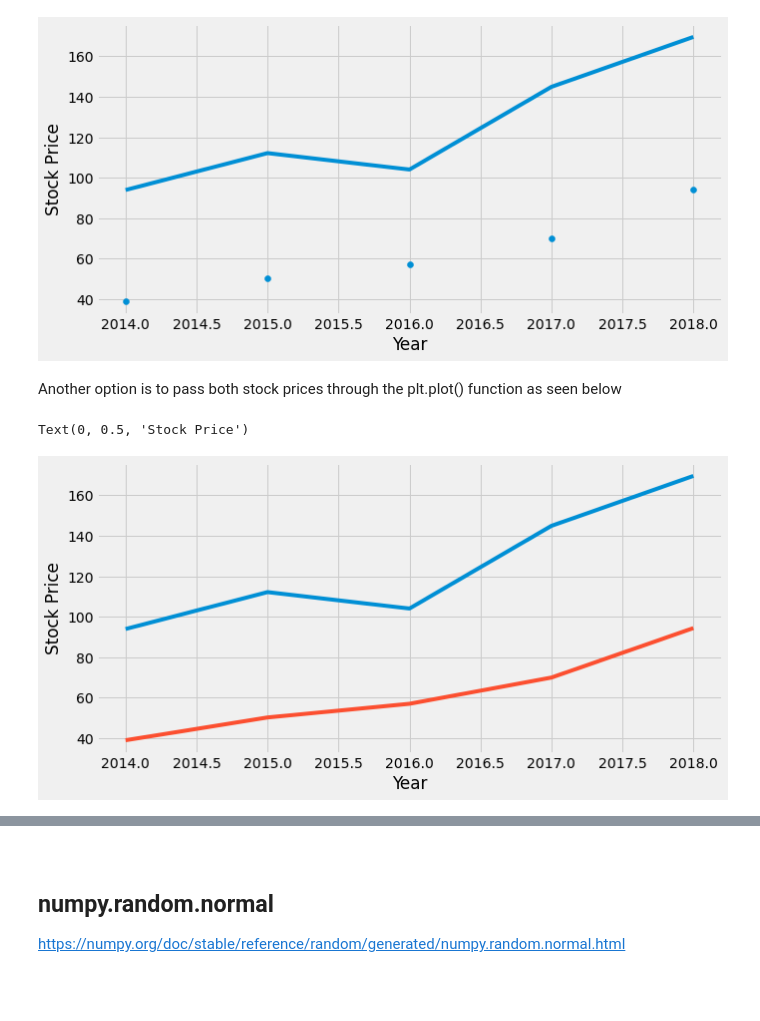
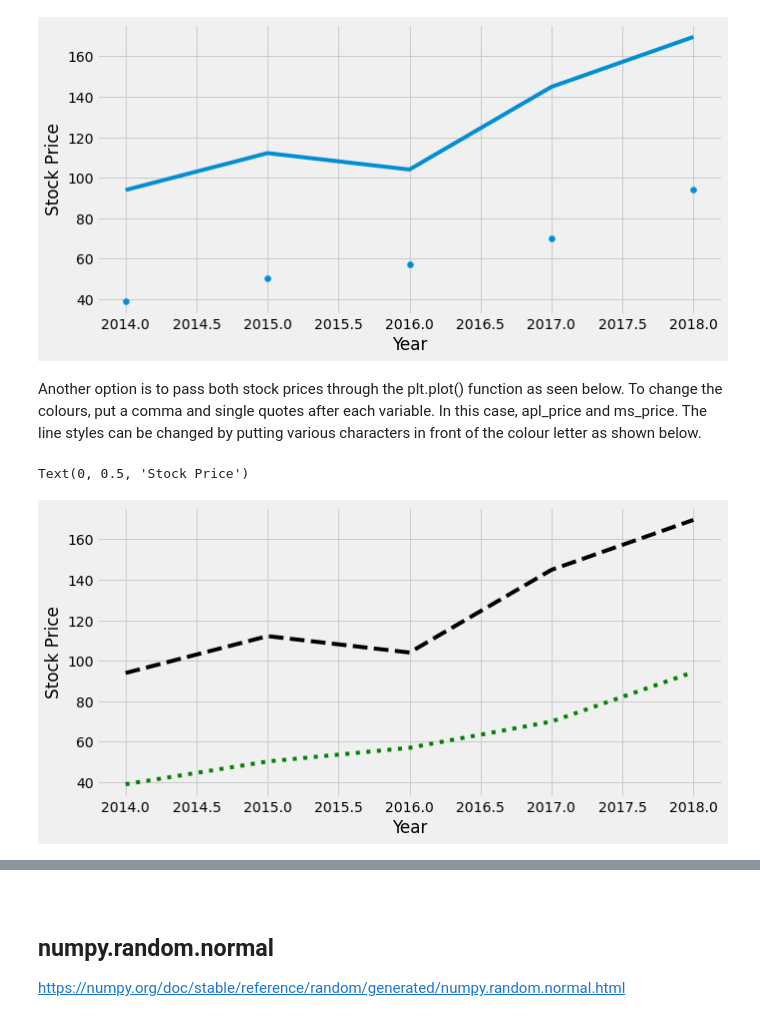
Before and after one commit to Cormac88/Fundamentals-of-Data-Analysis, a Jupyter notebook: pyplot.ipynb, the cells around one changed output, grey strips where cells are left out. Drawn from its saved outputs; the diff is of its cells as text; code cells hidden in the pictures; blank space fills up the shorter version.

```diff
--- a/pyplot.ipynb
+++ b/pyplot.ipynb
@@ -66,13 +66,13 @@ plt.ylabel('Stock Price')
 Text(0, 0.5, 'Stock Price')
 [figure]
 # %% [markdown]
-Another option is to pass both stock prices through the plt.plot() function as seen below
+Another option is to pass both stock prices through the plt.plot() function as seen below. To change the colours, put a comma and single quotes after each variable. In this case, apl_price and ms_price. The line styles can be changed by putting various characters in front of the colour letter as shown below.
 # %%
-plt.plot(year, apl_price,
-        year, ms_price)
+plt.plot(year, apl_price, '--k',
+        year, ms_price, ':g')
 
 plt.xlabel('Year')
 plt.ylabel('Stock Price')
 # %% [output]
 Text(0, 0.5, 'Stock Price')
-[figure, old version]
+[figure, new version]
```
Also changed, not shown: parts of 10 cells of this notebook, 3 other files.
